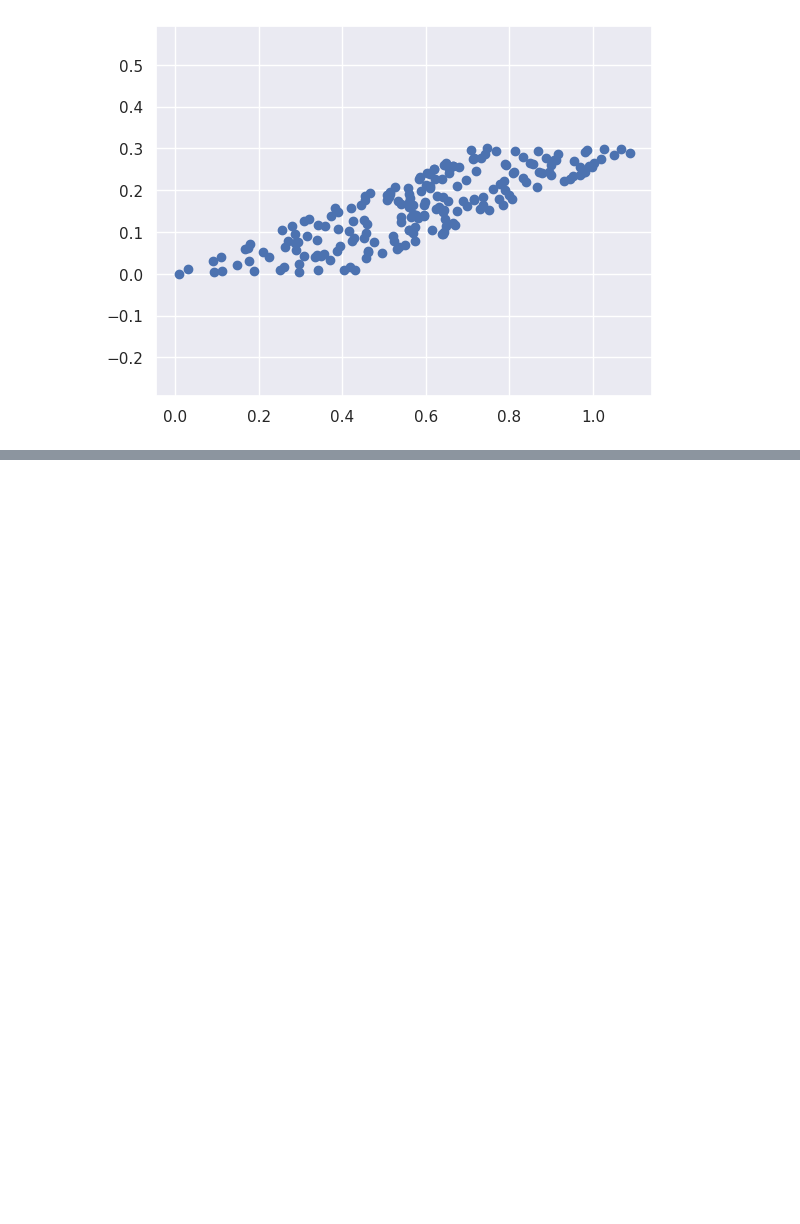
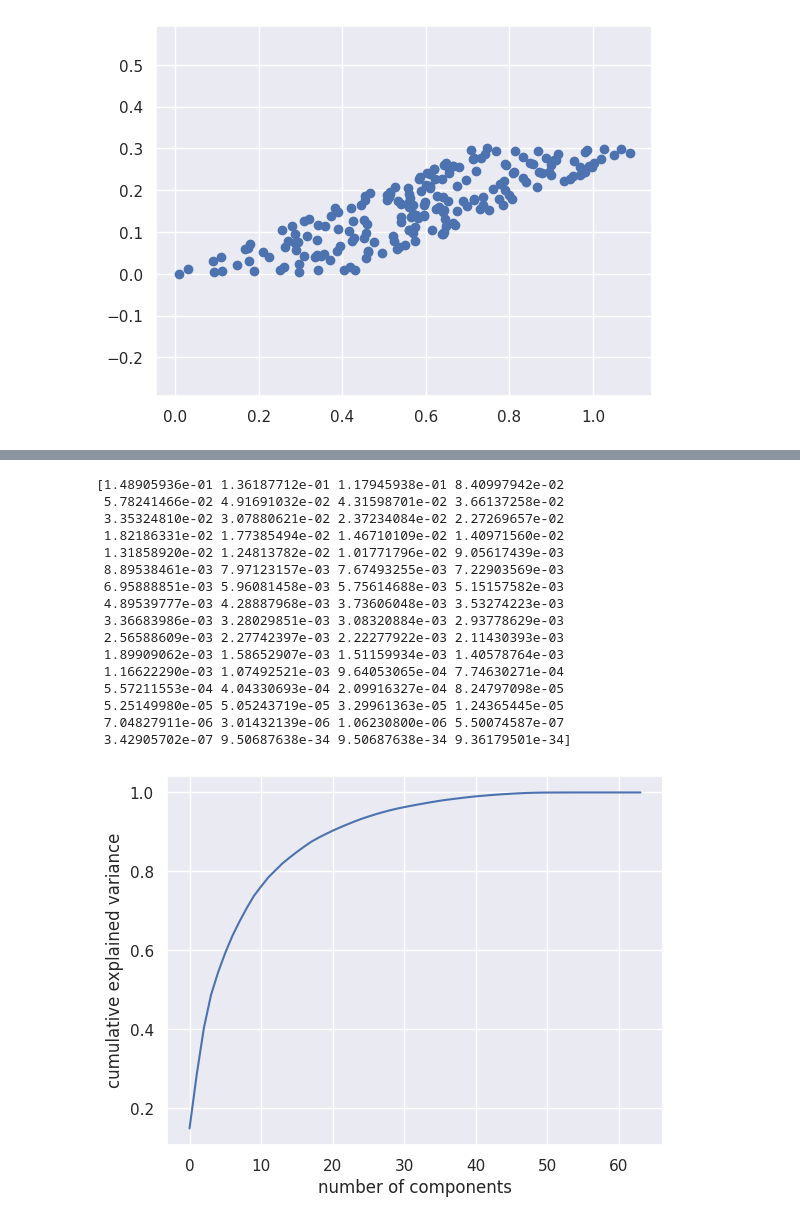
Before and after one commit to Tharunvikas55/ML, a Jupyter notebook: PCA.ipynb, the cells around one changed output, grey strips where cells are left out. Saved outputs shown, nothing was run; the diff lists cells and outputs as text; code cells hidden in the pictures; blank space fills up the shorter version.

```diff
--- a/PCA.ipynb
+++ b/PCA.ipynb
@@ -72,0 +166,24 @@ plt.axis("equal")
+# %%
+pca = PCA().fit(digits.data)
+print(pca.explained_variance_ratio_)
+plt.plot(np.cumsum(pca.explained_variance_ratio_))
+plt.xlabel('number of components')
+plt.ylabel('cumulative explained variance');
+# %% [output]
+[1.48905936e-01 1.36187712e-01 1.17945938e-01 8.40997942e-02
+ 5.78241466e-02 4.91691032e-02 4.31598701e-02 3.66137258e-02
+ 3.35324810e-02 3.07880621e-02 2.37234084e-02 2.27269657e-02
+ 1.82186331e-02 1.77385494e-02 1.46710109e-02 1.40971560e-02
+ 1.31858920e-02 1.24813782e-02 1.01771796e-02 9.05617439e-03
+ 8.89538461e-03 7.97123157e-03 7.67493255e-03 7.22903569e-03
+ 6.95888851e-03 5.96081458e-03 5.75614688e-03 5.15157582e-03
+ 4.89539777e-03 4.28887968e-03 3.73606048e-03 3.53274223e-03
+ 3.36683986e-03 3.28029851e-03 3.08320884e-03 2.93778629e-03
+ 2.56588609e-03 2.27742397e-03 2.22277922e-03 2.11430393e-03
+ 1.89909062e-03 1.58652907e-03 1.51159934e-03 1.40578764e-03
+ 1.16622290e-03 1.07492521e-03 9.64053065e-04 7.74630271e-04
+ 5.57211553e-04 4.04330693e-04 2.09916327e-04 8.24797098e-05
+ 5.25149980e-05 5.05243719e-05 3.29961363e-05 1.24365445e-05
+ 7.04827911e-06 3.01432139e-06 1.06230800e-06 5.50074587e-07
+ 3.42905702e-07 9.50687638e-34 9.50687638e-34 9.36179501e-34]
+[figure, added]
```
Also changed, not shown: parts of 16 cells of this notebook.
